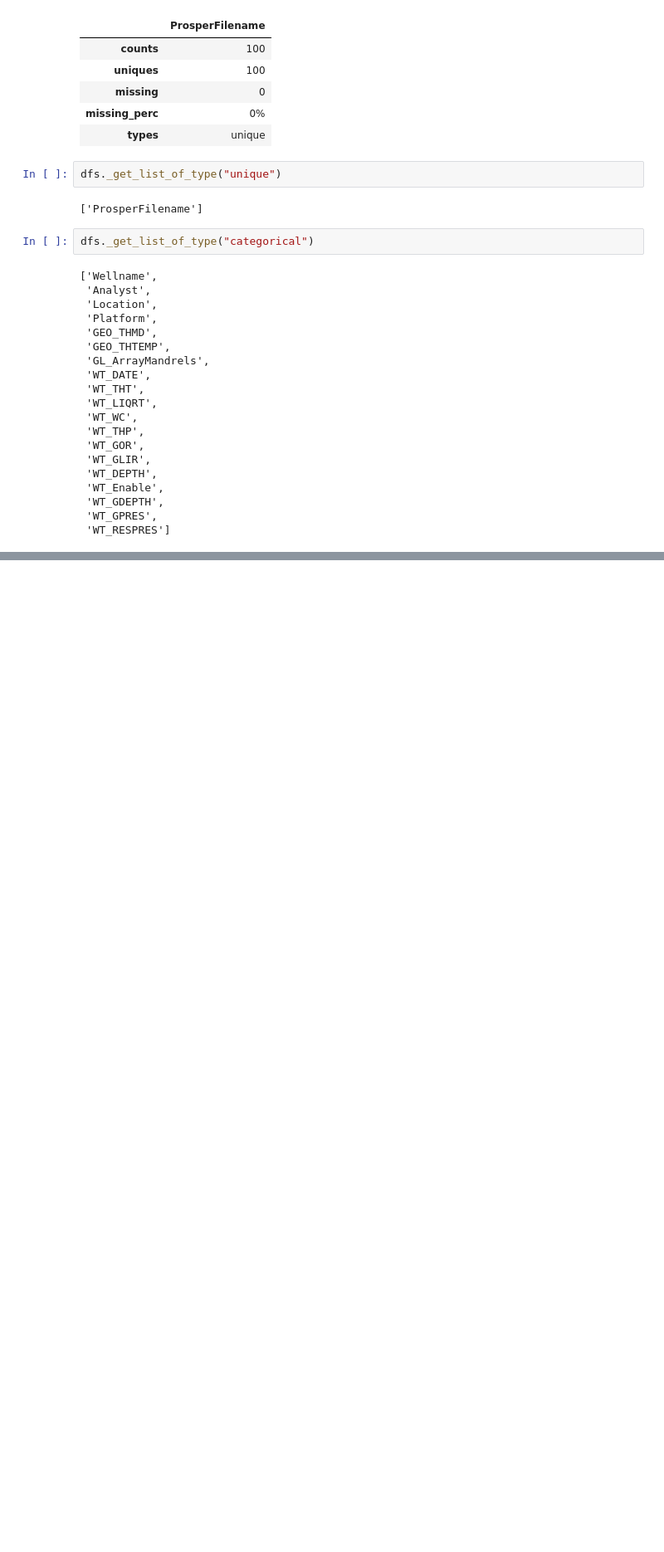
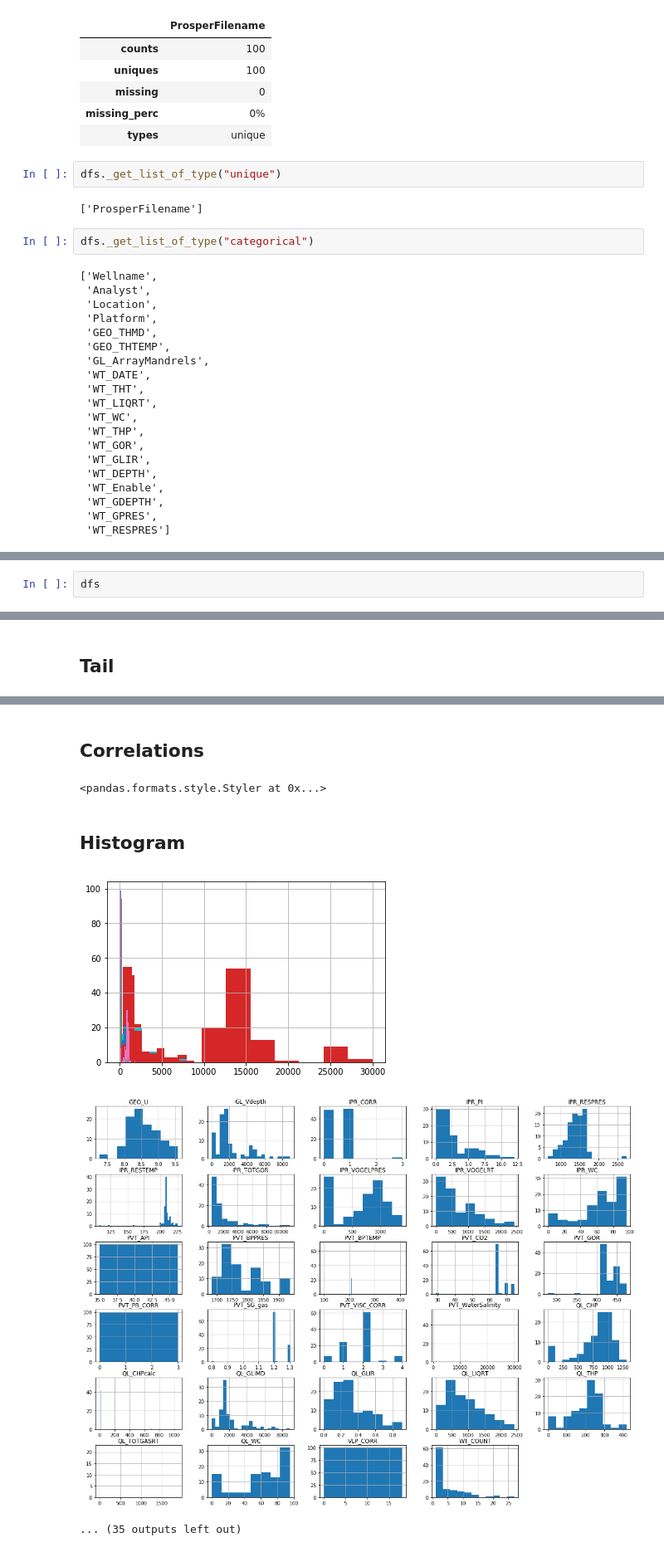
Before and after one commit to conradoqg/pandas-overview, a Jupyter notebook: notebooks/02 DataFrameSummary - read Prosper multiwell scan.ipynb, the cells around one changed output, grey strips where cells are left out. Shown at 83% size. Cells and saved outputs as stored; diff of their text form; blank space fills up the shorter version.

```diff
--- a/notebooks/02 DataFrameSummary - read Prosper multiwell scan.ipynb
+++ b/notebooks/02 DataFrameSummary - read Prosper multiwell scan.ipynb
@@ -169,3 +168,6 @@ dfs[dfs._get_list_of_type("categorical")]
 | missing | 0 | 1 | 0 | 0 | 0 | 0 | 0 | 2 | 0 | ... |
 | missing_perc | 0% | 1% | 0% | 0% | 0% | 0% | 0% | 2% | 0% | ... |
 | types | categorical | categorical | categorical | categorical | categorical | categorical | categorical | categorical | categorical | ... |
+# %%
+dfs
+# %% [output]
@@ -171,0 +197 @@ dfs[dfs._get_list_of_type("categorical")]
+## Tail
@@ -171,0 +204,6 @@ dfs[dfs._get_list_of_type("categorical")]
+## Correlations
+<pandas.formats.style.Styler at 0x...>
+## Histogram
+[figure, added]
+[figure, added]
+... (35 outputs left out)
```
Also changed, not shown: parts of 4 cells of this notebook, 2 other files.
